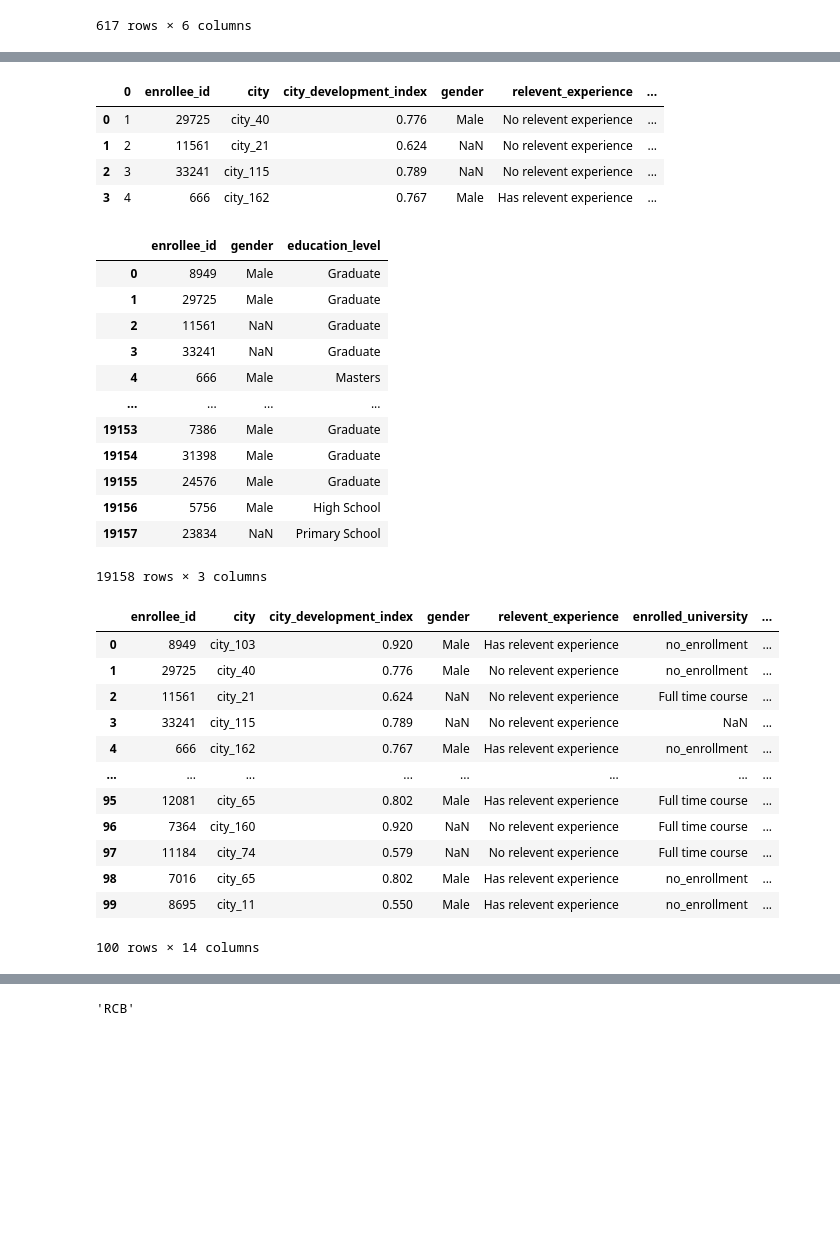
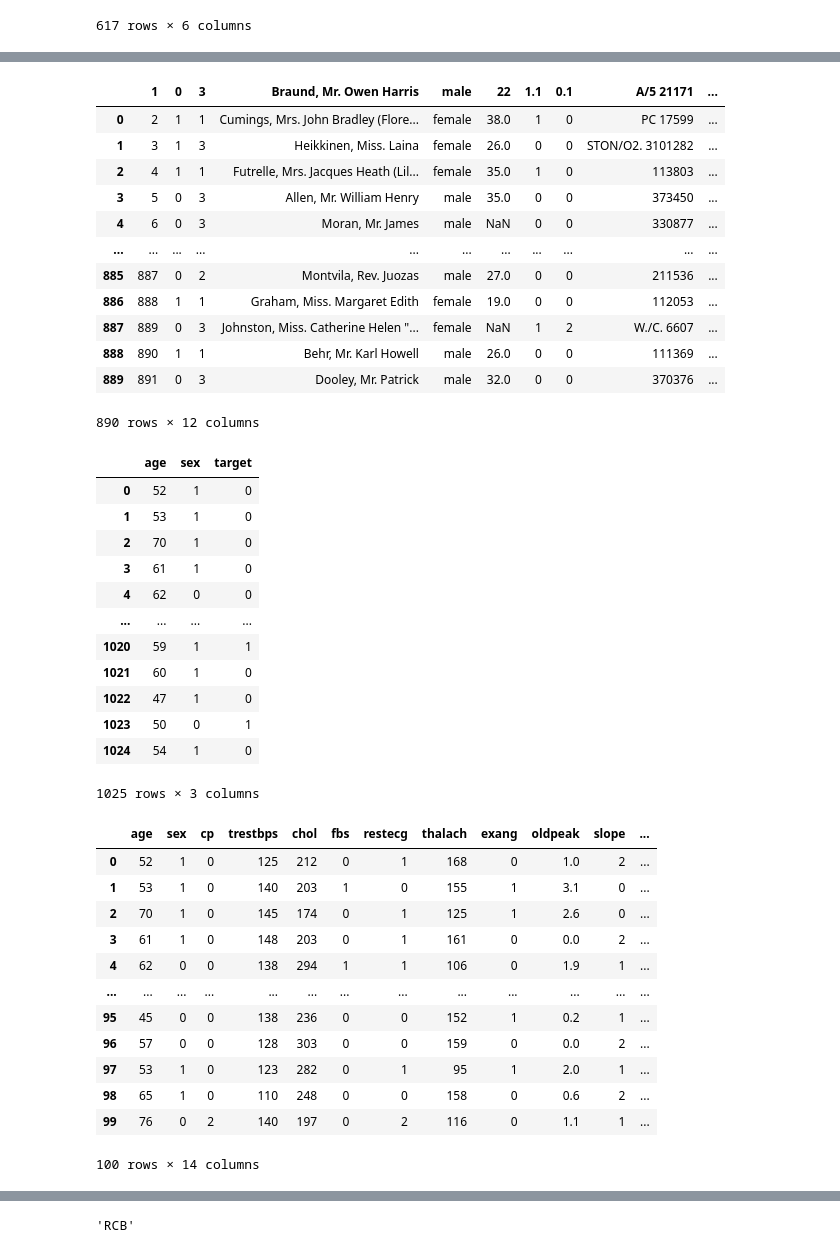
Before and after one commit to Minali-agarwal/4014_MinaliAgarwal_d1, a Jupyter notebook: working_with_csv_m.ipynb, the cells around one changed output, grey strips where cells are left out. Saved outputs shown, nothing was run; the diff lists cells and outputs as text; code cells hidden in the pictures; blank space fills up the shorter version.

```diff
--- a/working_with_csv_m.ipynb
+++ b/working_with_csv_m.ipynb
@@ -53,41 +53,49 @@ pd.read_csv('aug_train.csv',index_col='enrollee_id')
 # %%
-pd.read_csv('test.csv',header=1)
+pd.read_csv("/content/train (1).csv",header=1)
 # %% [output]
-|  | 0 | enrollee_id | city | city_development_index | gender | relevent_experience | ... |
-| 0 | 1 | 29725 | city_40 | 0.776 | Male | No relevent experience | ... |
-| 1 | 2 | 11561 | city_21 | 0.624 | NaN | No relevent experience | ... |
-| 2 | 3 | 33241 | city_115 | 0.789 | NaN | No relevent experience | ... |
-| 3 | 4 | 666 | city_162 | 0.767 | Male | Has relevent experience | ... |
+|  | 1 | 0 | 3 | Braund, Mr. Owen Harris | male | 22 | 1.1 | 0.1 | A/5 21171 | ... |
+| 0 | 2 | 1 | 1 | Cumings, Mrs. John Bradley (Flore... | female | 38.0 | 1 | 0 | PC 17599 | ... |
+| 1 | 3 | 1 | 3 | Heikkinen, Miss. Laina | female | 26.0 | 0 | 0 | STON/O2. 3101282 | ... |
+| 2 | 4 | 1 | 1 | Futrelle, Mrs. Jacques Heath (Lil... | female | 35.0 | 1 | 0 | 113803 | ... |
+| 3 | 5 | 0 | 3 | Allen, Mr. William Henry | male | 35.0 | 0 | 0 | 373450 | ... |
+| 4 | 6 | 0 | 3 | Moran, Mr. James | male | NaN | 0 | 0 | 330877 | ... |
+| ... | ... | ... | ... | ... | ... | ... | ... | ... | ... | ... |
+| 885 | 887 | 0 | 2 | Montvila, Rev. Juozas | male | 27.0 | 0 | 0 | 211536 | ... |
+| 886 | 888 | 1 | 1 | Graham, Miss. Margaret Edith | female | 19.0 | 0 | 0 | 112053 | ... |
+| 887 | 889 | 0 | 3 | Johnston, Miss. Catherine Helen "... | female | NaN | 1 | 2 | W./C. 6607 | ... |
+| 888 | 890 | 1 | 1 | Behr, Mr. Karl Howell | male | 26.0 | 0 | 0 | 111369 | ... |
+| 889 | 891 | 0 | 3 | Dooley, Mr. Patrick | male | 32.0 | 0 | 0 | 370376 | ... |
+890 rows × 12 columns
 # %%
-pd.read_csv('aug_train.csv',usecols=['enrollee_id','gender','education_level'])
+pd.read_csv("heart.csv", usecols=['age','sex','target'])
 # %% [output]
-|  | enrollee_id | gender | education_level |
-| 0 | 8949 | Male | Graduate |
-| 1 | 29725 | Male | Graduate |
-| 2 | 11561 | NaN | Graduate |
-| 3 | 33241 | NaN | Graduate |
-| 4 | 666 | Male | Masters |
+|  | age | sex | target |
+| 0 | 52 | 1 | 0 |
+| 1 | 53 | 1 | 0 |
+| 2 | 70 | 1 | 0 |
+| 3 | 61 | 1 | 0 |
+| 4 | 62 | 0 | 0 |
 | ... | ... | ... | ... |
-| 19153 | 7386 | Male | Graduate |
-| 19154 | 31398 | Male | Graduate |
-| 19155 | 24576 | Male | Graduate |
-| 19156 | 5756 | Male | High School |
-| 19157 | 23834 | NaN | Primary School |
+| 1020 | 59 | 1 | 1 |
+| 1021 | 60 | 1 | 0 |
+| 1022 | 47 | 1 | 0 |
+| 1023 | 50 | 0 | 1 |
+| 1024 | 54 | 1 | 0 |
-19158 rows × 3 columns
+1025 rows × 3 columns
 # %%
-pd.read_csv('aug_train.csv',nrows=100)
+pd.read_csv("heart.csv",nrows=100)
 # %% [output]
-|  | enrollee_id | city | city_development_index | gender | relevent_experience | enrolled_university | ... |
-| 0 | 8949 | city_103 | 0.920 | Male | Has relevent experience | no_enrollment | ... |
-| 1 | 29725 | city_40 | 0.776 | Male | No relevent experience | no_enrollment | ... |
-| 2 | 11561 | city_21 | 0.624 | NaN | No relevent experience | Full time course | ... |
-| 3 | 33241 | city_115 | 0.789 | NaN | No relevent experience | NaN | ... |
-| 4 | 666 | city_162 | 0.767 | Male | Has relevent experience | no_enrollment | ... |
-| ... | ... | ... | ... | ... | ... | ... | ... |
-| 95 | 12081 | city_65 | 0.802 | Male | Has relevent experience | Full time course | ... |
-| 96 | 7364 | city_160 | 0.920 | NaN | No relevent experience | Full time course | ... |
-| 97 | 11184 | city_74 | 0.579 | NaN | No relevent experience | Full time course | ... |
-| 98 | 7016 | city_65 | 0.802 | Male | Has relevent experience | no_enrollment | ... |
-| 99 | 8695 | city_11 | 0.550 | Male | Has relevent experience | no_enrollment | ... |
+|  | age | sex | cp | trestbps | chol | fbs | restecg | thalach | exang | oldpeak | slope | ... |
+| 0 | 52 | 1 | 0 | 125 | 212 | 0 | 1 | 168 | 0 | 1.0 | 2 | ... |
+| 1 | 53 | 1 | 0 | 140 | 203 | 1 | 0 | 155 | 1 | 3.1 | 0 | ... |
+| 2 | 70 | 1 | 0 | 145 | 174 | 0 | 1 | 125 | 1 | 2.6 | 0 | ... |
+| 3 | 61 | 1 | 0 | 148 | 203 | 0 | 1 | 161 | 0 | 0.0 | 2 | ... |
+| 4 | 62 | 0 | 0 | 138 | 294 | 1 | 1 | 106 | 0 | 1.9 | 1 | ... |
+| ... | ... | ... | ... | ... | ... | ... | ... | ... | ... | ... | ... | ... |
+| 95 | 45 | 0 | 0 | 138 | 236 | 0 | 0 | 152 | 1 | 0.2 | 1 | ... |
+| 96 | 57 | 0 | 0 | 128 | 303 | 0 | 0 | 159 | 0 | 0.0 | 2 | ... |
+| 97 | 53 | 1 | 0 | 123 | 282 | 0 | 1 | 95 | 1 | 2.0 | 1 | ... |
+| 98 | 65 | 1 | 0 | 110 | 248 | 0 | 0 | 158 | 0 | 0.6 | 2 | ... |
+| 99 | 76 | 0 | 2 | 140 | 197 | 0 | 2 | 116 | 0 | 1.1 | 1 | ... |
 100 rows × 14 columns
 # %%
```
Also changed, not shown: parts of 6 cells of this notebook.
